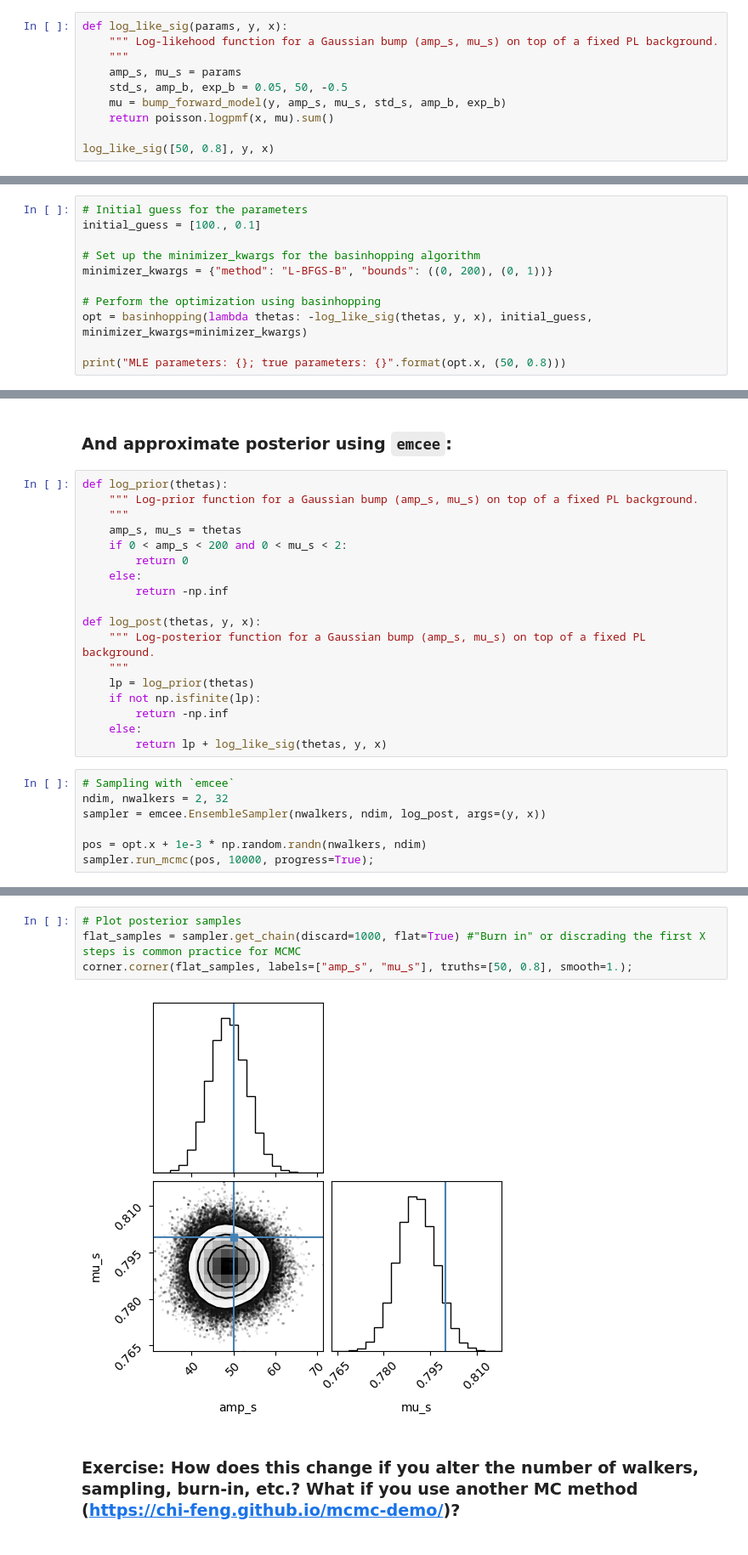
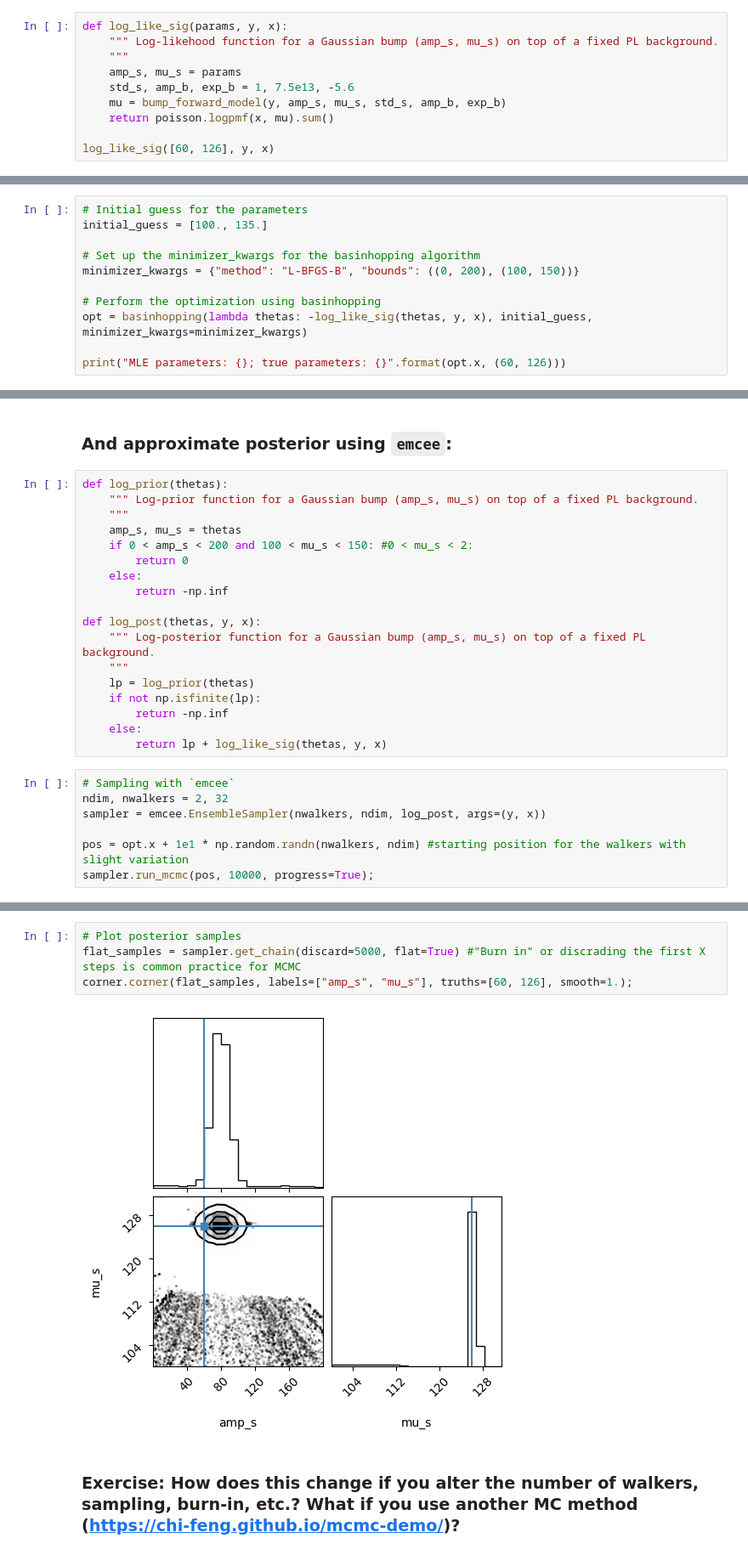
Before and after one commit to jessimic/sbi-tutorial-iaifi, a Jupyter notebook: tutorial.ipynb, the cells around one changed output, grey strips where cells are left out. Shown at 85% size. Cells and saved outputs as stored; diff of their text form.

```diff
--- a/tutorial.ipynb
+++ b/tutorial.ipynb
@@ -149,9 +154,9 @@ def log_like_sig(params, y, x):
     """ Log-likehood function for a Gaussian bump (amp_s, mu_s) on top of a fixed PL background.
     """
     amp_s, mu_s = params
-    std_s, amp_b, exp_b = 0.05, 50, -0.5
+    std_s, amp_b, exp_b = 1, 7.5e13, -5.6
     mu = bump_forward_model(y, amp_s, mu_s, std_s, amp_b, exp_b)
     return poisson.logpmf(x, mu).sum()
 
-log_like_sig([50, 0.8], y, x)
+log_like_sig([60, 126], y, x)
 # %% [output]
@@ -160,13 +165,13 @@ log_like_sig([50, 0.8], y, x)
 ### Get a maximum-liklelihood estimate:
 # %%
 # Initial guess for the parameters
-initial_guess = [100., 0.1]
+initial_guess = [100., 135.]
 
 # Set up the minimizer_kwargs for the basinhopping algorithm
-minimizer_kwargs = {"method": "L-BFGS-B", "bounds": ((0, 200), (0, 1))}
+minimizer_kwargs = {"method": "L-BFGS-B", "bounds": ((0, 200), (100, 150))}
 
 # Perform the optimization using basinhopping
 opt = basinhopping(lambda thetas: -log_like_sig(thetas, y, x), initial_guess, minimizer_kwargs=minimizer_kwargs)
 
-print("MLE parameters: {}; true parameters: {}".format(opt.x, (50, 0.8)))
+print("MLE parameters: {}; true parameters: {}".format(opt.x, (60, 126)))
 # %% [output]
@@ -178,7 +183,7 @@ def log_prior(thetas):
     """ Log-prior function for a Gaussian bump (amp_s, mu_s) on top of a fixed PL background.
     """
     amp_s, mu_s = thetas
-    if 0 < amp_s < 200 and 0 < mu_s < 2:
+    if 0 < amp_s < 200 and 100 < mu_s < 150: #0 < mu_s < 2:
         return 0
     else:
         return -np.inf
@@ -196,5 +201,5 @@ def log_post(thetas, y, x):
 ndim, nwalkers = 2, 32
 sampler = emcee.EnsembleSampler(nwalkers, ndim, log_post, args=(y, x))
 
-pos = opt.x + 1e-3 * np.random.randn(nwalkers, ndim)
+pos = opt.x + 1e1 * np.random.randn(nwalkers, ndim) #starting position for the walkers with slight variation
 sampler.run_mcmc(pos, 10000, progress=True);
@@ -201,9 +226,9 @@ sampler.run_mcmc(pos, 10000, progress=True);
 # %%
 # Plot posterior samples
-flat_samples = sampler.get_chain(discard=1000, flat=True) #"Burn in" or discrading the first X steps is common practice for MCMC
-corner.corner(flat_samples, labels=["amp_s", "mu_s"], truths=[50, 0.8], smooth=1.);
+flat_samples = sampler.get_chain(discard=5000, flat=True) #"Burn in" or discrading the first X steps is common practice for MCMC
+corner.corner(flat_samples, labels=["amp_s", "mu_s"], truths=[60, 126], smooth=1.);
 # %% [output]
-[figure, old version]
+[figure, new version]
 # %% [markdown]
 ### Exercise: How does this change if you alter the number of walkers, sampling, burn-in, etc.? What if you use another MC method (https://chi-feng.github.io/mcmc-demo/)?
 # %% [markdown]
```
Also changed, not shown: parts of 50 cells of this notebook, 2 other files.
